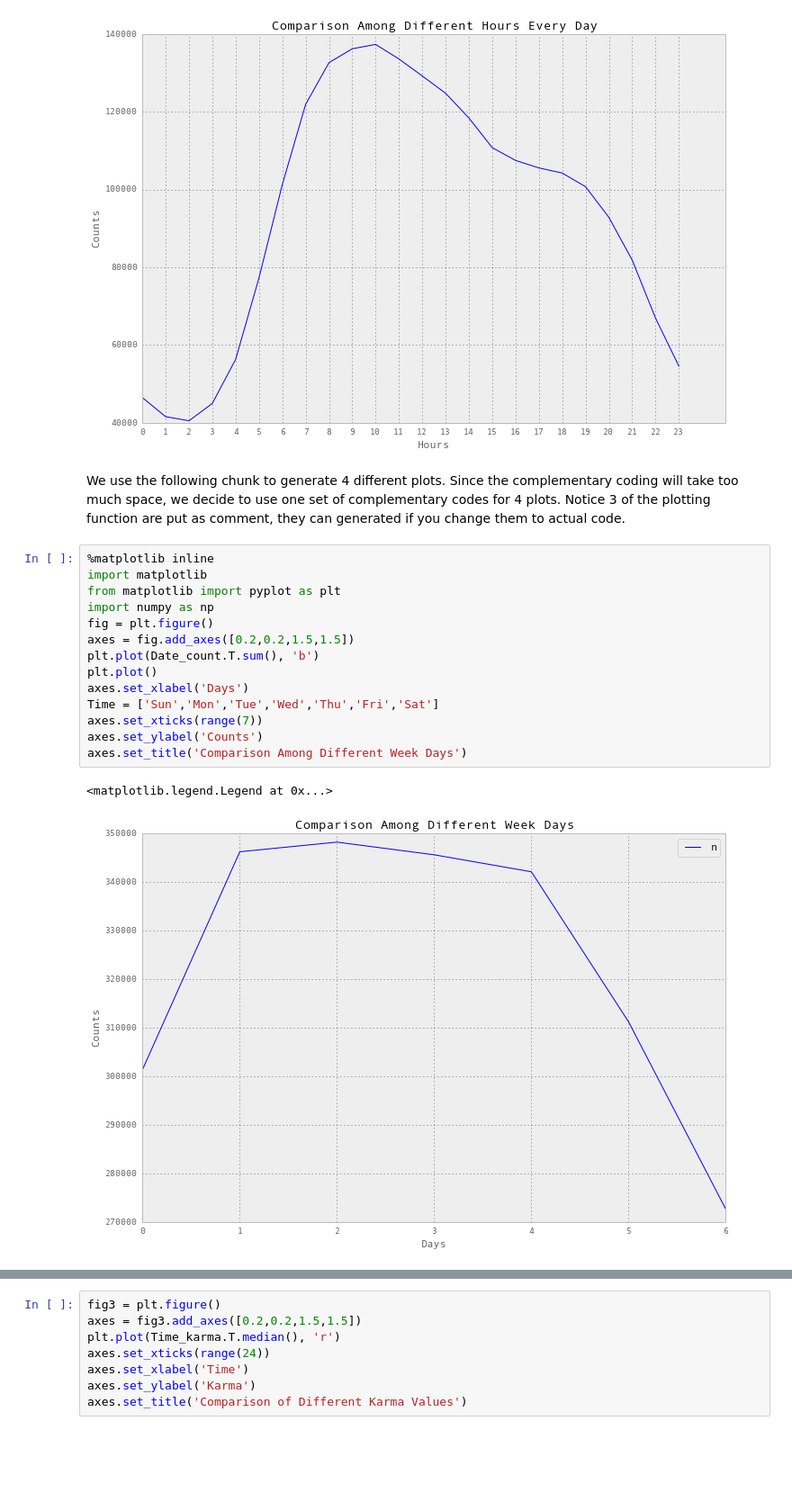
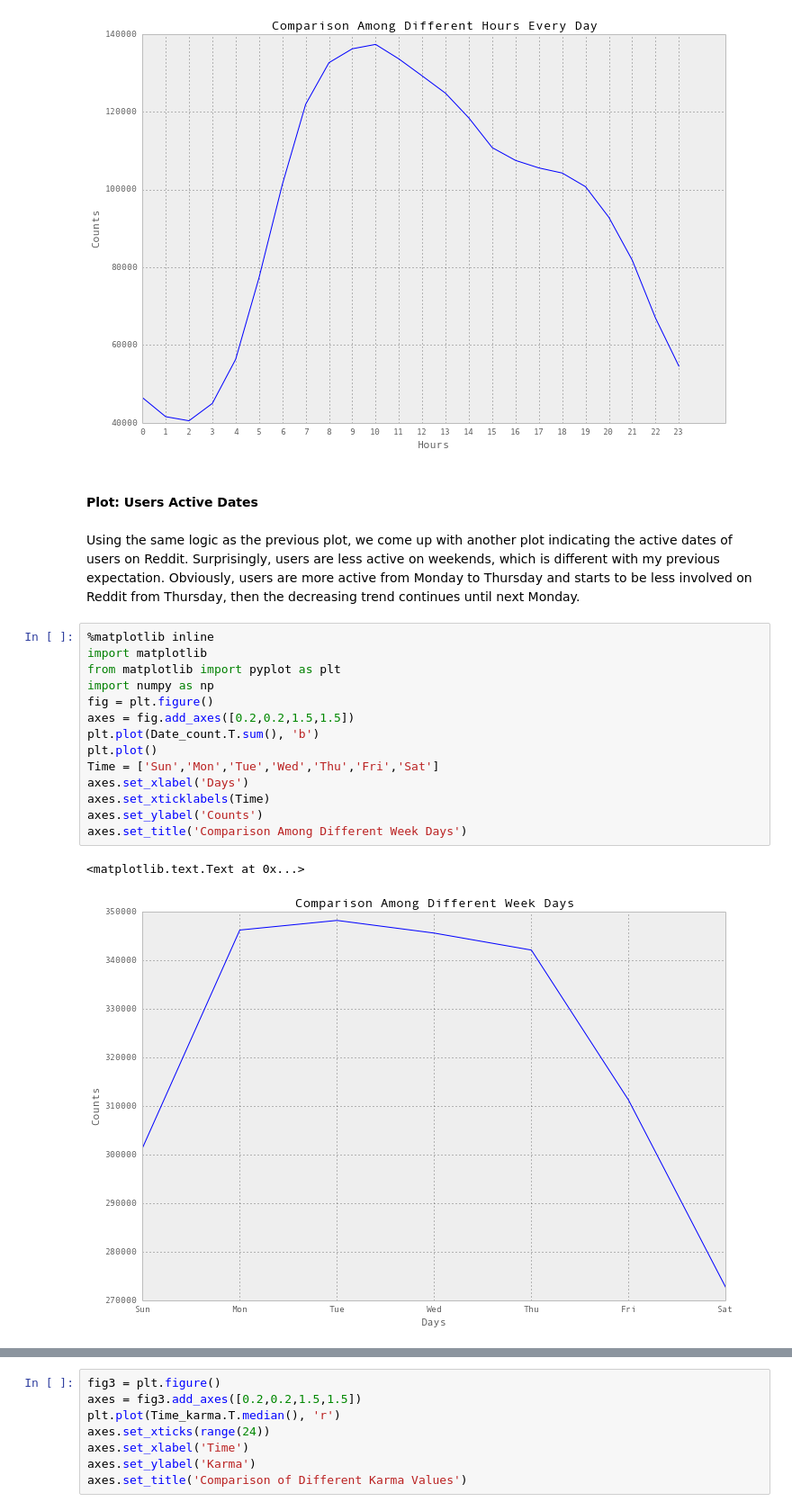
Before and after one commit to grepJimmyGu/capstone, a Jupyter notebook: Reddit Data Insight.ipynb, the cells around one changed output, grey strips where cells are left out. Shown: that part at 90% size. Drawn from its saved outputs; the diff is of its cells as text; blank space fills up the shorter version.

Commit message:
final report start/4/24/15:26

```diff
--- a/Reddit Data Insight.ipynb
+++ b/Reddit Data Insight.ipynb
@@ -200,22 +207,24 @@ axes.set_title('Comparison Among Different Hours Every Day')
 # %% [output]
 <matplotlib.text.Text at 0x...>
 [figure]
-# %% [markdown]
-We use the following chunk to generate 4 different plots. Since the complementary coding will take too much space, we decide to use one set of complementary codes for 4 plots. Notice 3 of the plotting function are put as comment, they can generated if you change them to actual code.
+# %% [markdown]
+#### Plot: Users Active Dates
+# %% [markdown]
+Using the same logic as the previous plot, we come up with another plot indicating the active dates of users on Reddit. Surprisingly, users are less active on weekends, which is different with my previous expectation. Obviously, users are more active from Monday to Thursday and starts to be less involved on Reddit from Thursday, then the decreasing trend continues until next Monday.
 # %%
 %matplotlib inline
 import matplotlib
 from matplotlib import pyplot as plt
 import numpy as np
 fig = plt.figure()
 axes = fig.add_axes([0.2,0.2,1.5,1.5])
 plt.plot(Date_count.T.sum(), 'b')
 plt.plot()
+Time = ['Sun','Mon','Tue','Wed','Thu','Fri','Sat']
 axes.set_xlabel('Days')
-Time = ['Sun','Mon','Tue','Wed','Thu','Fri','Sat']
-axes.set_xticks(range(7))
+axes.set_xticklabels(Time)
 axes.set_ylabel('Counts')
 axes.set_title('Comparison Among Different Week Days')
 # %% [output]
-<matplotlib.legend.Legend at 0x...>
+<matplotlib.text.Text at 0x...>
-[figure, old version]
+[figure, new version]
```
Also changed, not shown: parts of 20 cells of this notebook.
